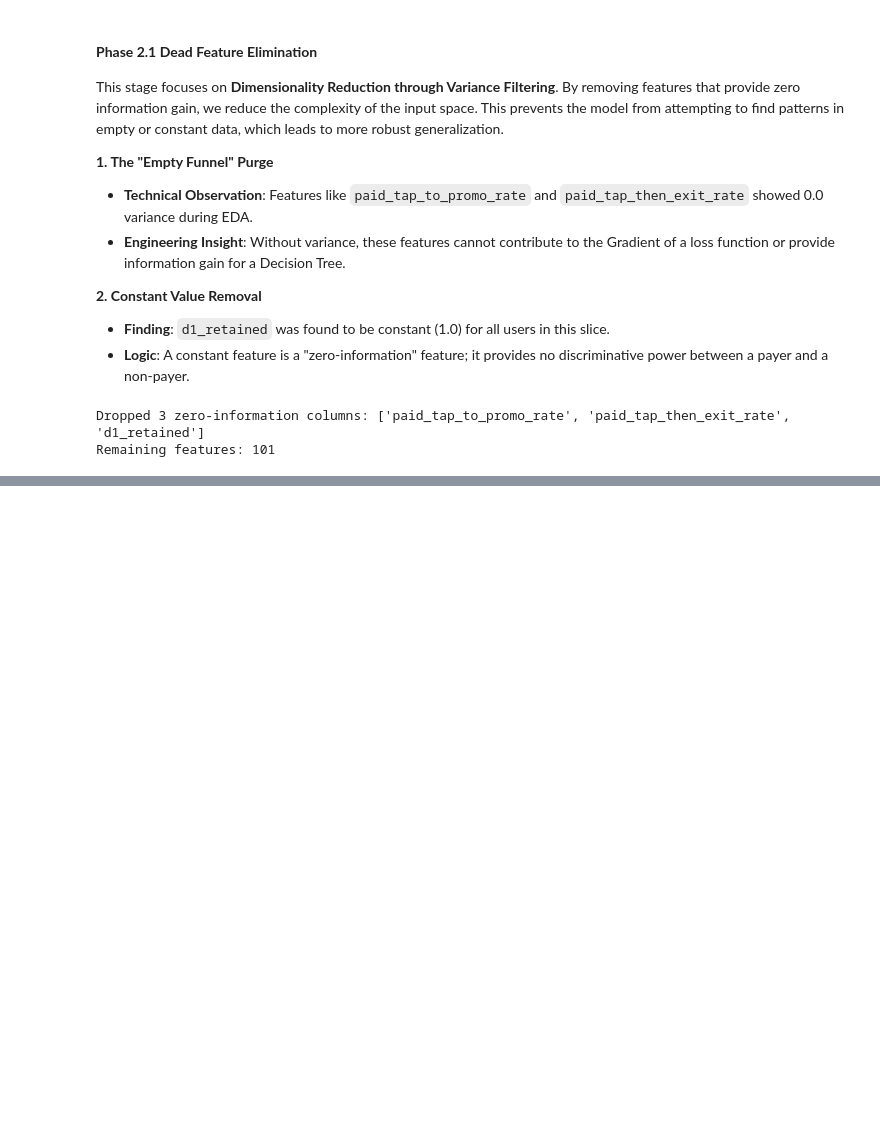
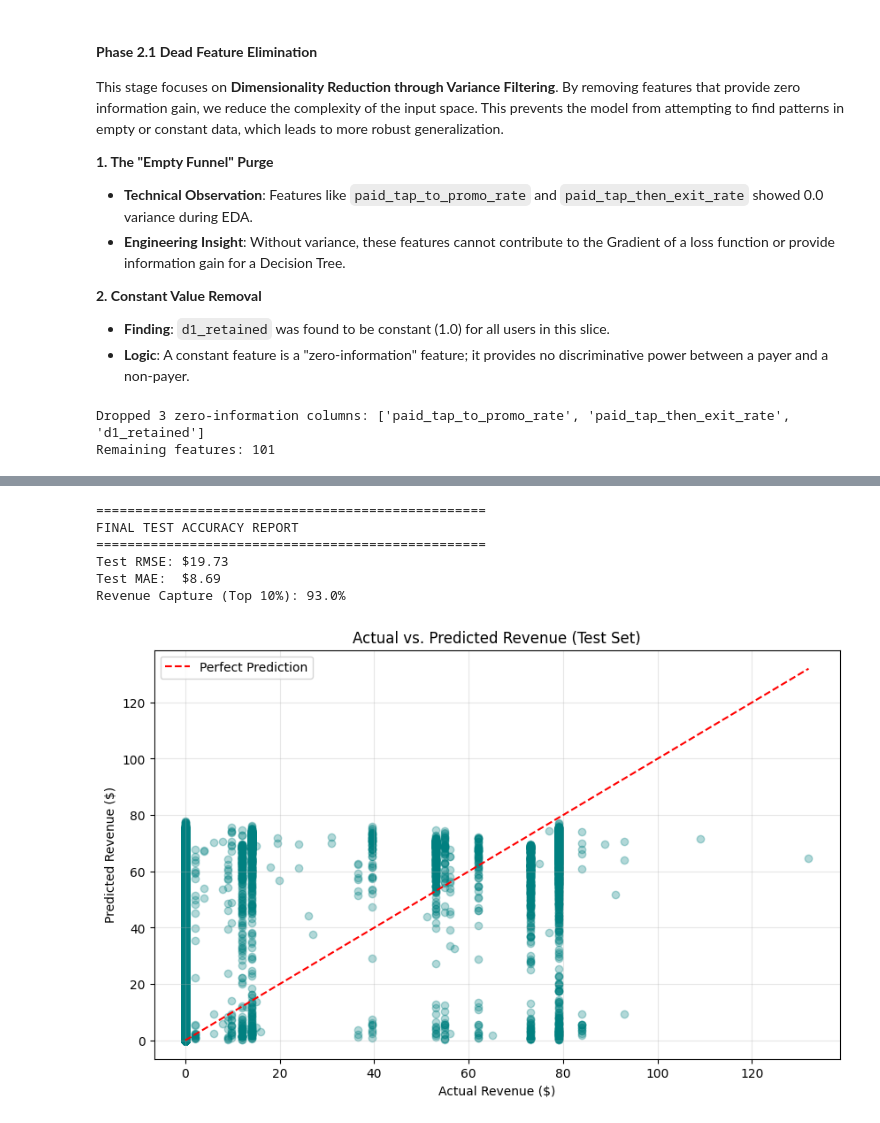
Before and after one commit to VaheGdlyan/DS_Projects, a Jupyter notebook: task_3_revenue_prediction/task_3_notebook.ipynb, the cells around one changed output, grey strips where cells are left out. Drawn from its saved outputs; the diff is of its cells as text; code cells hidden in the pictures; blank space fills up the shorter version.

```diff
--- a/task_3_revenue_prediction/task_3_notebook.ipynb
+++ b/task_3_revenue_prediction/task_3_notebook.ipynb
@@ -1230,0 +2021,40 @@ Added flags: never_saved, never_applied, storage_gb_missing
+# %%
+# 1. Load the Ground Truth
+# Replace 'test.csv' with your actual filename if it's different
+test_actual = pd.read_csv('test.csv')
+y_test_true = test_actual['revenue_30d']
+
+# 2. Calculate Regression Metrics (Overall)
+# Note: This includes the zeros from non-payers
+rmse = np.sqrt(mean_squared_error(y_test_true, predicted_revenue))
+mae = mean_absolute_error(y_test_true, predicted_revenue)
+
+# 3. Calculate Revenue Capture Rate on the TEST set
+# Using the function we defined earlier
+rcr_10_test = revenue_capture_rate(y_test_true, predicted_revenue, top_k=0.10)
+
+print(f"{'='*50}")
+print("FINAL TEST ACCURACY REPORT")
+print(f"{'='*50}")
+print(f"Test RMSE: ${rmse:.2f}")
+print(f"Test MAE:  ${mae:.2f}")
+print(f"Revenue Capture (Top 10%): {rcr_10_test*100:.1f}%")
+# %% [output]
+==================================================
+FINAL TEST ACCURACY REPORT
+==================================================
+Test RMSE: $19.73
+Test MAE:  $8.69
+Revenue Capture (Top 10%): 93.0%
+# %%
+plt.figure(figsize=(10, 6))
+plt.scatter(y_test_true, predicted_revenue, alpha=0.3, color='teal')
+plt.plot([0, y_test_true.max()], [0, y_test_true.max()], '--r', label="Perfect Prediction")
+plt.xlabel("Actual Revenue ($)")
+plt.ylabel("Predicted Revenue ($)")
+plt.title("Actual vs. Predicted Revenue (Test Set)")
+plt.legend()
+plt.grid(alpha=0.3)
+plt.show()
+# %% [output]
+[figure, added]
```
Also changed, not shown: parts of 57 cells of this notebook, 1 other file.
